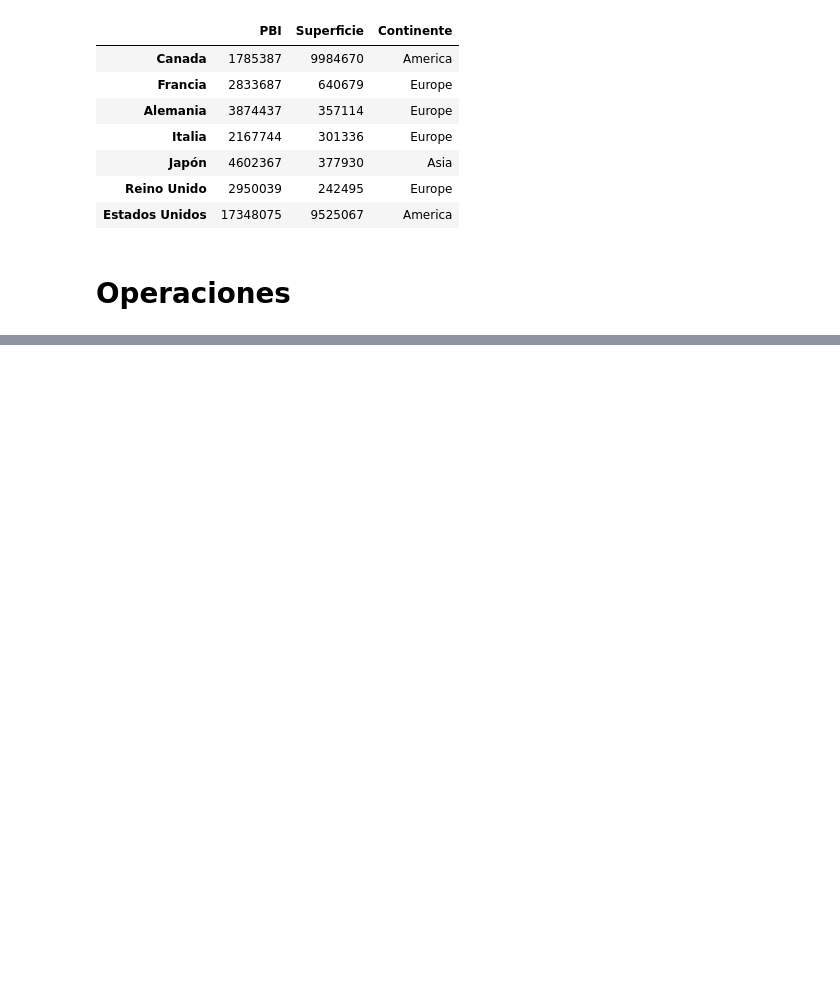
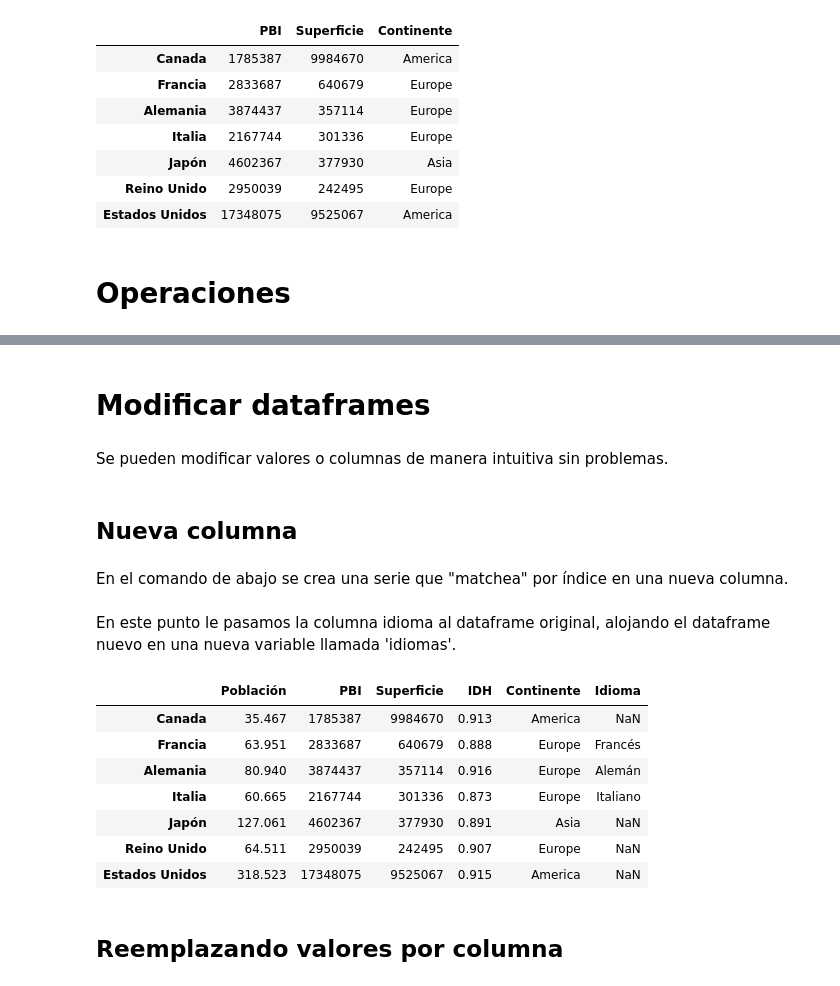
Before and after one commit to martinmalandra/freeCodeCamp-data-analysis-with-python-material, a Jupyter notebook: dataframes.ipynb, the cells around one changed output, grey strips where cells are left out. Drawn from its saved outputs; the diff is of its cells as text; code cells hidden in the pictures; blank space fills up the shorter version.

```diff
--- a/dataframes.ipynb
+++ b/dataframes.ipynb
@@ -129,0 +311,35 @@ df.drop(columns=['Población','IDH'])
+# %% [markdown]
+# Modificar dataframes
+# %% [markdown]
+Se pueden modificar valores o columnas de manera intuitiva sin problemas.
+# %% [markdown]
+## Nueva columna
+# %% [markdown]
+En el comando de abajo se crea una serie que "matchea" por índice en una nueva columna.
+# %%
+idiomas = pd.Series(
+    ['Francés',
+     'Alemán',
+     'Italiano'],
+    index=['Francia',
+           'Alemania',
+           'Italia'],
+    name='Idioma'
+)
+# %% [markdown]
+En este punto le pasamos la columna idioma al dataframe original, alojando el dataframe nuevo en una nueva variable llamada 'idiomas'.
+# %%
+df['Idioma'] = idiomas
+# %%
+df
+# %% [output]
+|  | Población | PBI | Superficie | IDH | Continente | Idioma |
+| Canada | 35.467 | 1785387 | 9984670 | 0.913 | America | NaN |
+| Francia | 63.951 | 2833687 | 640679 | 0.888 | Europe | Francés |
+| Alemania | 80.940 | 3874437 | 357114 | 0.916 | Europe | Alemán |
+| Italia | 60.665 | 2167744 | 301336 | 0.873 | Europe | Italiano |
+| Japón | 127.061 | 4602367 | 377930 | 0.891 | Asia | NaN |
+| Reino Unido | 64.511 | 2950039 | 242495 | 0.907 | Europe | NaN |
+| Estados Unidos | 318.523 | 17348075 | 9525067 | 0.915 | America | NaN |
+# %% [markdown]
+## Reemplazando valores por columna
```
Also changed, not shown: parts of 41 cells of this notebook.
